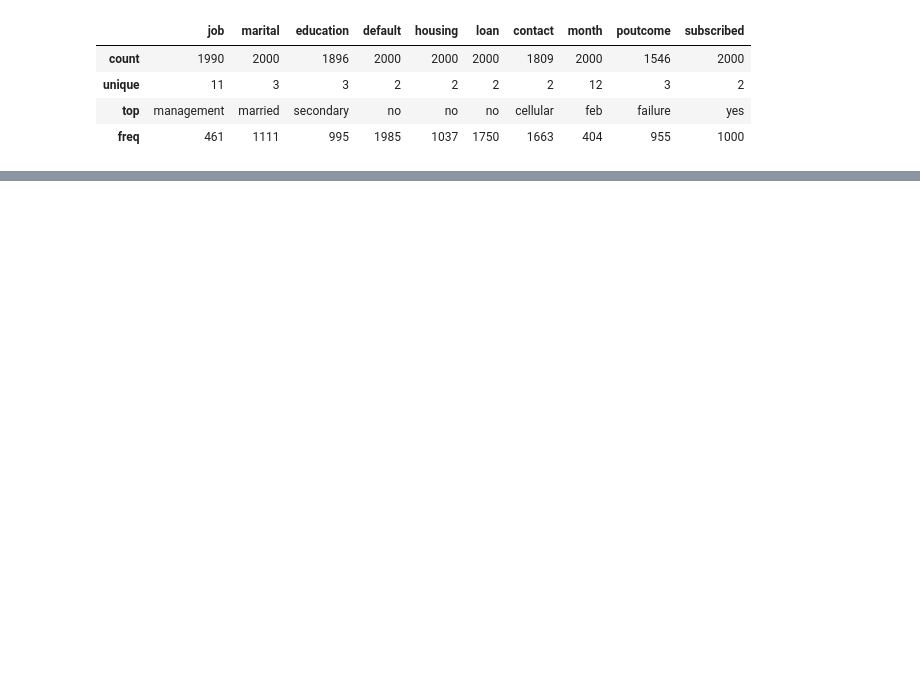
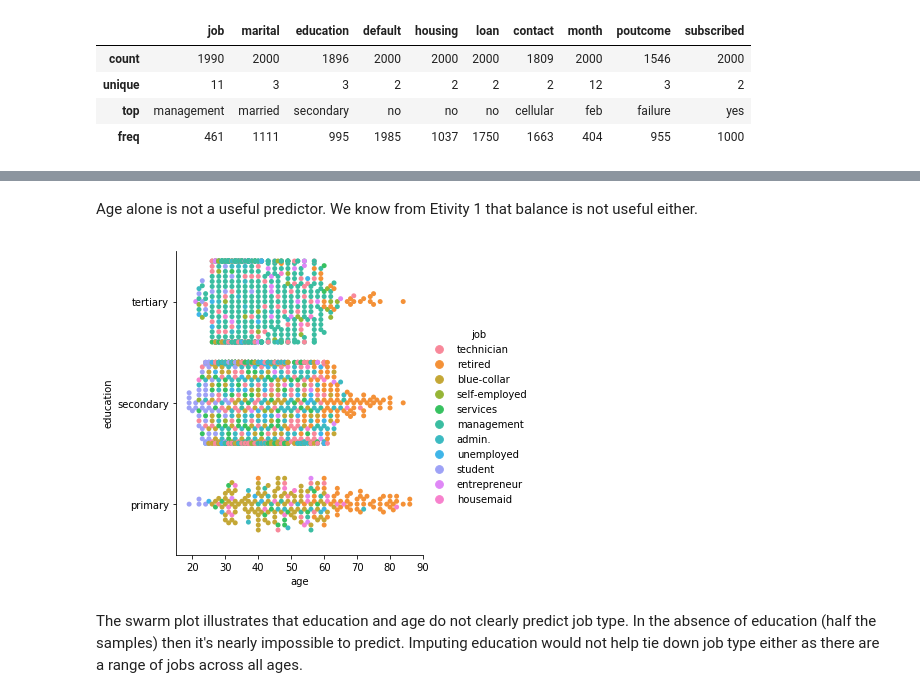
Before and after one commit to vipulpopat/MSCAI_Sem1_Etivity2, a Jupyter notebook: Etivity2_18195326.ipynb, the cells around one changed output, grey strips where cells are left out. Saved outputs shown, nothing was run; the diff lists cells and outputs as text; code cells hidden in the pictures; blank space fills up the shorter version.

```diff
--- a/Etivity2_18195326.ipynb
+++ b/Etivity2_18195326.ipynb
@@ -54,0 +136,10 @@ poutcome likely is too, but confirm
+# %% [markdown]
+Age alone is not a useful predictor.  We know from Etivity 1 that balance is not useful either.
+# %%
+#sns.catplot(x="age", y="job", hue="education", kind="swarm", data=df)
+sns.catplot(x="age", y="education", hue="job", kind="swarm", data=df)
+plt.show()
+# %% [output]
+[figure, added]
+# %% [markdown]
+The swarm plot illustrates that education and age do not clearly predict job type.  In the absence of education (half the samples) then it's nearly impossible to predict.  Imputing education would not help tie down job type either as there are a range of jobs across all ages.
```
Also changed, not shown: parts of 28 cells of this notebook, 1 other file.
